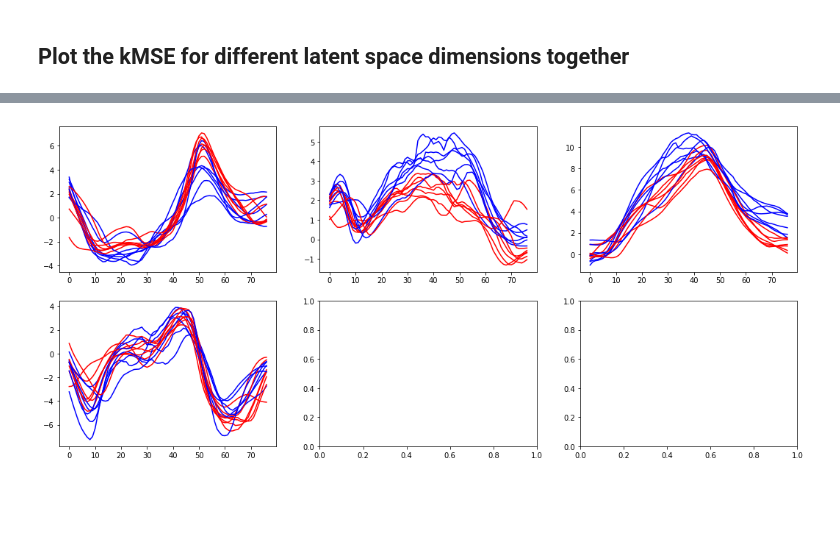
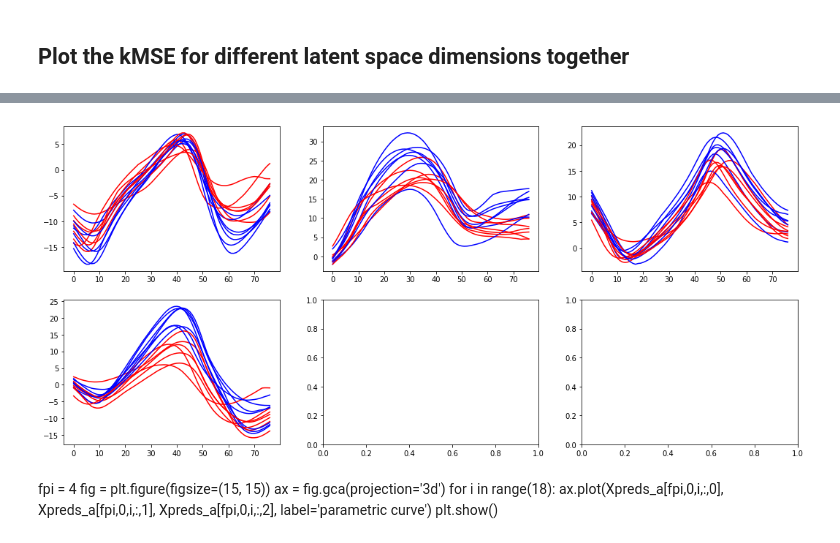
Before and after one commit to dhernandd/supervind, a Jupyter notebook: notebooks/ziqiang.ipynb, the cells around one changed output, grey strips where cells are left out. Cells and saved outputs as stored; diff of their text form; code cells hidden in the pictures; blank space fills up the shorter version.

```diff
--- a/notebooks/ziqiang.ipynb
+++ b/notebooks/ziqiang.ipynb
@@ -124,12 +136,14 @@ for i in range(3):
 # %% [markdown]
 ## The true latent space trajectories in time
 # %%
-fig, ((ax1, ax2, ax3)) = plt.subplots(1,3, figsize=(18,4))
+fig, ax = plt.subplots(2,3, figsize=(18,8))
 for i in range(7):
-    ax1.plot(X2[i,:,0], color='b')
-    ax1.plot(X2[7+i,:,0], color='r')
-    ax2.plot(X2[i,:,1], color='b')
-    ax2.plot(X2[7+i,:,1], color='r')
-    ax3.plot(X2[i,:,2], color='b')
-    ax3.plot(X2[7+i,:,2], color='r')
+    ax[0,0].plot(X2[i,:,0], color='b')
+    ax[0,0].plot(X2[7+i,:,0], color='r')
+    ax[0,1].plot(X2[i,:,1], color='b')
+    ax[0,1].plot(X2[7+i,:,1], color='r')
+    ax[0,2].plot(X2[i,:,2], color='b')
+    ax[0,2].plot(X2[7+i,:,2], color='r')
+    ax[1,0].plot(X2[i,:,3], color='b')
+    ax[1,0].plot(X2[7+i,:,3], color='r')
 # %% [output]
@@ -213,0 +212,7 @@ INFO:tensorflow:Restoring parameters from /Users/danielhernandez/work/supervind/
+# %%
+fig = plt.figure(figsize=(15, 15))
+ax = fig.gca(projection='3d')
+fpi = 7
+for i in range(18):
+    ax.plot(Xpreds_a[fpi,0,i,:,0], Xpreds_a[fpi,0,i,:,1], Xpreds_a[fpi,0,i,:,2], label='parametric curve')
+plt.show()
@@ -225,13 +283,22 @@ plt.plot(kMSE_a[2], color='b')
 # %%
 fig, ax = plt.subplots(2,3, figsize=(18,8))
+fpi = 5
 for i in range(7):
-    ax[0,0].plot(X2_a[i,:,0], color='b')
-    ax[0,0].plot(X2_a[7+i,:,0], color='r')
-    ax[0,1].plot(X2_a[i,:,1], color='b')
-    ax[0,1].plot(X2_a[7+i,:,1], color='r')
-    ax[0,2].plot(X2_a[i,:,2], color='b')
-    ax[0,2].plot(X2_a[7+i,:,2], color='r')
-    ax[1,0].plot(X2_a[i,:,3], color='b')
-    ax[1,0].plot(X2_a[7+i,:,3], color='r')
+    ax[0,0].plot(Xpreds_a[fpi,0,i,:,0], color='b')
+    ax[0,0].plot(Xpreds_a[fpi,0,7+i,:,0], color='r')
+    ax[0,1].plot(Xpreds_a[fpi,0,i,:,1], color='b')
+    ax[0,1].plot(Xpreds_a[fpi,0,7+i,:,1], color='r')
+    ax[0,2].plot(Xpreds_a[fpi,0,i,:,2], color='b')
+    ax[0,2].plot(Xpreds_a[fpi,0,7+i,:,2], color='r')
+
+    ax[1,0].plot(Xpreds_a[fpi,0,i,:,3], color='b')
+    ax[1,0].plot(Xpreds_a[fpi,0,7+i,:,3], color='r')
 # %% [output]
-[figure, old version]
+[figure, new version]
+# %% [markdown]
+fpi = 4
+fig = plt.figure(figsize=(15, 15))
+ax = fig.gca(projection='3d')
+for i in range(18):
+    ax.plot(Xpreds_a[fpi,0,i,:,0], Xpreds_a[fpi,0,i,:,1], Xpreds_a[fpi,0,i,:,2], label='parametric curve')
+plt.show()
```
Also changed, not shown: parts of 16 cells of this notebook, 5 other files.
